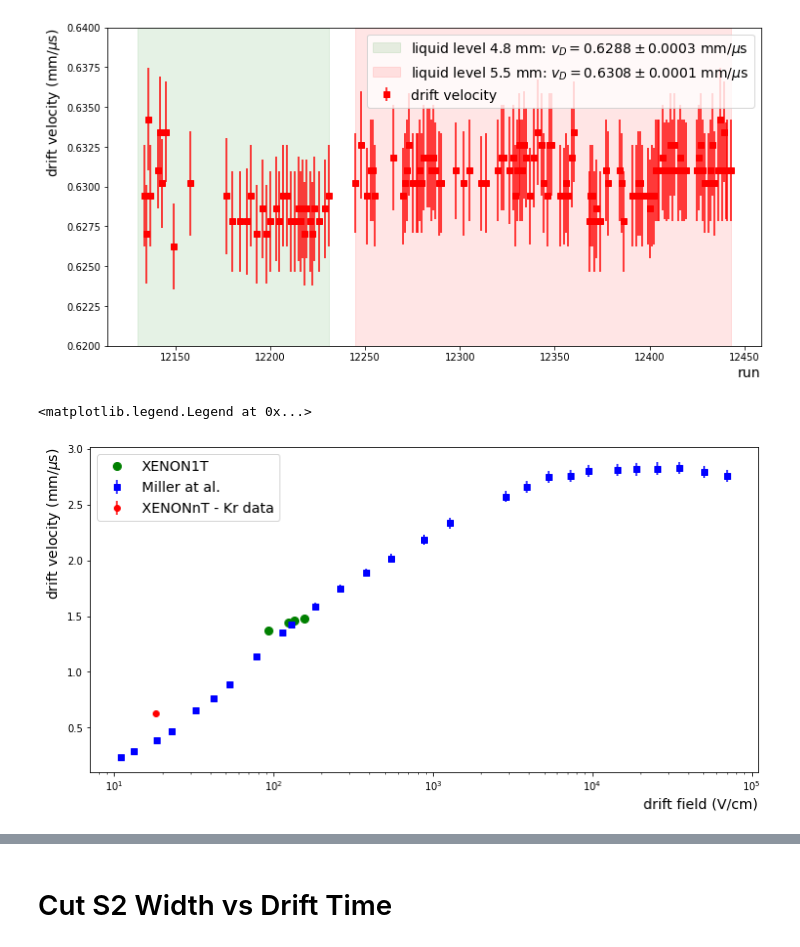
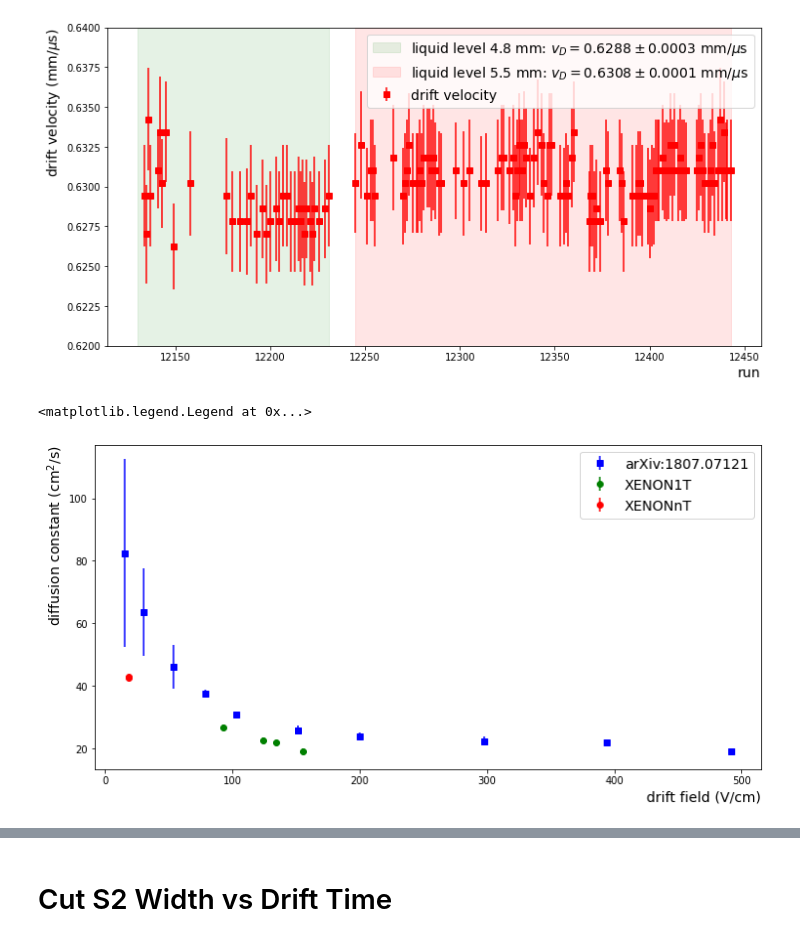
Before and after one commit to valerioda/xenon-note, a Jupyter notebook: fast_response_analysis/diffusion-study_Kr-data.ipynb, the cells around one changed output, grey strips where cells are left out. Saved outputs shown, nothing was run; the diff lists cells and outputs as text; code cells hidden in the pictures.

Commit message:
drift velocity calculation

```diff
--- a/fast_response_analysis/diffusion-study_Kr-data.ipynb
+++ b/fast_response_analysis/diffusion-study_Kr-data.ipynb
@@ -189,29 +189,25 @@ plt.legend(fontsize=14)
 <matplotlib.legend.Legend at 0x...>
 [figure]
 # %%
-def pol5(x, a, b, c, d, e, f):
-    return a*x**5 + b*x**4 + c*x**3 + d*x**2 + e * x + f
-
-with open("DriftVelocity.txt") as f:
+with open("DiffusionConstantHogenbirk.txt") as f:
     data = f.read()
 data = data.split('\n')
-ind = [row.split('\t')[0] for row in data]
-dt = [row.split('\t')[1] for row in data]
-dv = [row.split('\t')[2] for row in data]
-dt = np.array(dt, dtype=np.float32)
-dv = np.array(dv, dtype=np.float32)
+ff = [row.split(' ')[0] for row in data]
+dd = [row.split(' ')[1] for row in data]
+de = [row.split(' ')[2] for row in data]
+ff, dd, de = np.array(ff, dtype=np.float32), np.array(dd, dtype=np.float32), np.array(de, dtype=np.float32)
 plt.figure(figsize=(12,6))
-plt.errorbar(dt,dv,yerr=dv*0.02, c='b', fmt='s', label='Miller at al.')
-plt.xlabel('drift field (V/cm)',ha='right',x=1,fontsize=14)
-plt.ylabel('drift velocity (mm/$\mu$s)',ha='right',y=1,fontsize=14)
-plt.xscale('log')
-popt, pcov = curve_fit(pol5, dt, dv)
-#plt.plot(dt, pol5(dt, *popt), 'r--', label='fit')
-plt.errorbar(18.3,0.629,yerr=vd_kr_err,fmt='o',color='r',label='XENONnT - Kr data')
+plt.errorbar(ff,dd,yerr=de, c='b', fmt='s', label='arXiv:1807.07121')
 field_1T = [155,134,124,92.8]
-vd_1T = [1.482,1.456,1.440,1.371]
-plt.plot(field_1T,vd_1T,marker='o',c='g',ms=8,lw=0,label='XENON1T')
+diff_1T = [19.2, 21.9, 22.8, 26.8]
+field_nT = [18.3,18.3]
+diff_nT = [43.13, 42.51]
+diff_nT_err = [0.06, 0.02]
+plt.errorbar(field_1T,diff_1T,yerr=0.8,fmt='o',color='g',label='XENON1T')
+plt.errorbar(field_nT,diff_nT,yerr=diff_nT_err,fmt='o',color='r',label='XENONnT')
+plt.xlabel("drift field (V/cm)", ha='right', x=1,fontsize=14)
+plt.ylabel("diffusion constant (cm$^2$/s)", ha='right', y=1,fontsize=14)
 plt.legend(fontsize=14)
 # %% [output]
 <matplotlib.legend.Legend at 0x...>
-[figure, old version]
+[figure, new version]
```
Also changed, not shown: parts of 1 cell of this notebook, 3 other files.
